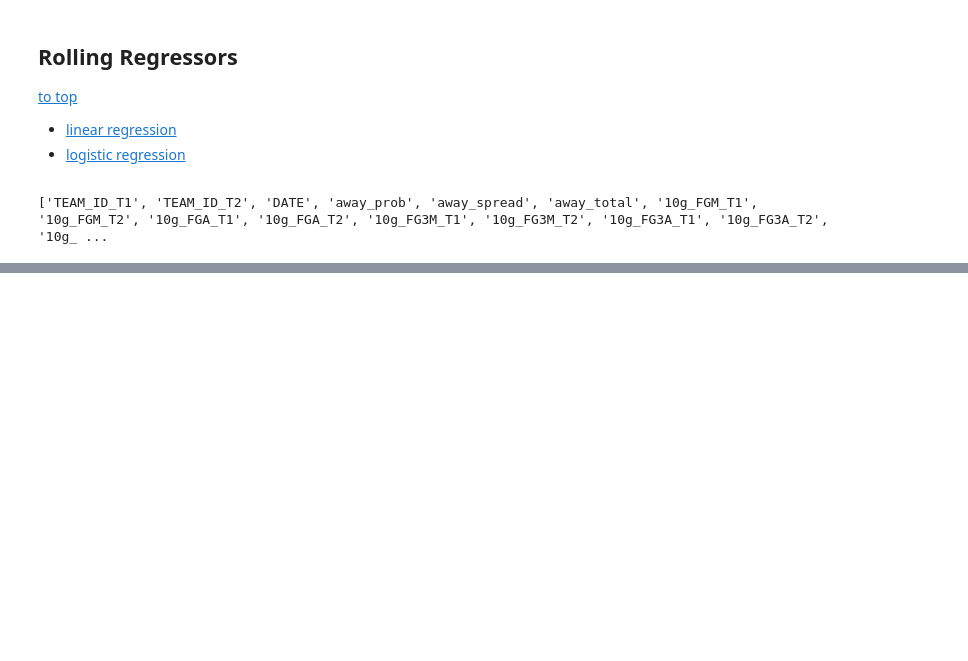
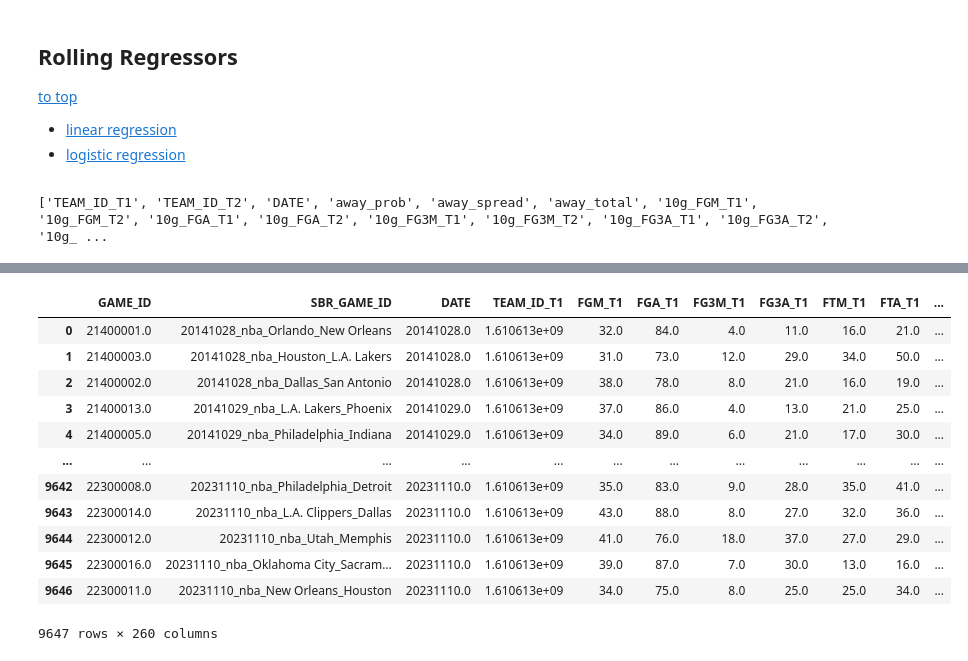
Before and after one commit to iiisong/ML-NBA-Betting, a Jupyter notebook: adv_games_regression.ipynb, the cells around one changed output, grey strips where cells are left out. Cells and saved outputs as stored; diff of their text form; code cells hidden in the pictures; blank space fills up the shorter version.

```diff
--- a/adv_games_regression.ipynb
+++ b/adv_games_regression.ipynb
@@ -26,6 +26,7 @@ from sklearn.svm import SVR
 from sklearn.decomposition import PCA
 # %%
 pd.set_option('display.max_columns', 250)
+pd.options.display.float_format = '{:5}'.format
 # %% [markdown]
 ## Helper Methods
 [to top](#top)
@@ -154,0 +131,17 @@ Name: SCORE_DIFF_T2, Length: 7832, dtype: float64
+# %%
+df = pd.read_csv("data_proc/games_rolling_master.csv")
+df
+# %% [output]
+|  | GAME_ID | SBR_GAME_ID | DATE | TEAM_ID_T1 | FGM_T1 | FGA_T1 | FG3M_T1 | FG3A_T1 | FTM_T1 | FTA_T1 | ... |
+| 0 | 21400001.0 | 20141028_nba_Orlando_New Orleans | 20141028.0 | 1.610613e+09 | 32.0 | 84.0 | 4.0 | 11.0 | 16.0 | 21.0 | ... |
+| 1 | 21400003.0 | 20141028_nba_Houston_L.A. Lakers | 20141028.0 | 1.610613e+09 | 31.0 | 73.0 | 12.0 | 29.0 | 34.0 | 50.0 | ... |
+| 2 | 21400002.0 | 20141028_nba_Dallas_San Antonio | 20141028.0 | 1.610613e+09 | 38.0 | 78.0 | 8.0 | 21.0 | 16.0 | 19.0 | ... |
+| 3 | 21400013.0 | 20141029_nba_L.A. Lakers_Phoenix | 20141029.0 | 1.610613e+09 | 37.0 | 86.0 | 4.0 | 13.0 | 21.0 | 25.0 | ... |
+| 4 | 21400005.0 | 20141029_nba_Philadelphia_Indiana | 20141029.0 | 1.610613e+09 | 34.0 | 89.0 | 6.0 | 21.0 | 17.0 | 30.0 | ... |
+| ... | ... | ... | ... | ... | ... | ... | ... | ... | ... | ... | ... |
+| 9642 | 22300008.0 | 20231110_nba_Philadelphia_Detroit | 20231110.0 | 1.610613e+09 | 35.0 | 83.0 | 9.0 | 28.0 | 35.0 | 41.0 | ... |
+| 9643 | 22300014.0 | 20231110_nba_L.A. Clippers_Dallas | 20231110.0 | 1.610613e+09 | 43.0 | 88.0 | 8.0 | 27.0 | 32.0 | 36.0 | ... |
+| 9644 | 22300012.0 | 20231110_nba_Utah_Memphis | 20231110.0 | 1.610613e+09 | 41.0 | 76.0 | 18.0 | 37.0 | 27.0 | 29.0 | ... |
+| 9645 | 22300016.0 | 20231110_nba_Oklahoma City_Sacram... | 20231110.0 | 1.610613e+09 | 39.0 | 87.0 | 7.0 | 30.0 | 13.0 | 16.0 | ... |
+| 9646 | 22300011.0 | 20231110_nba_New Orleans_Houston | 20231110.0 | 1.610613e+09 | 34.0 | 75.0 | 8.0 | 25.0 | 25.0 | 34.0 | ... |
+9647 rows × 260 columns
```
Also changed, not shown: parts of 4 cells of this notebook, 1 other file.
